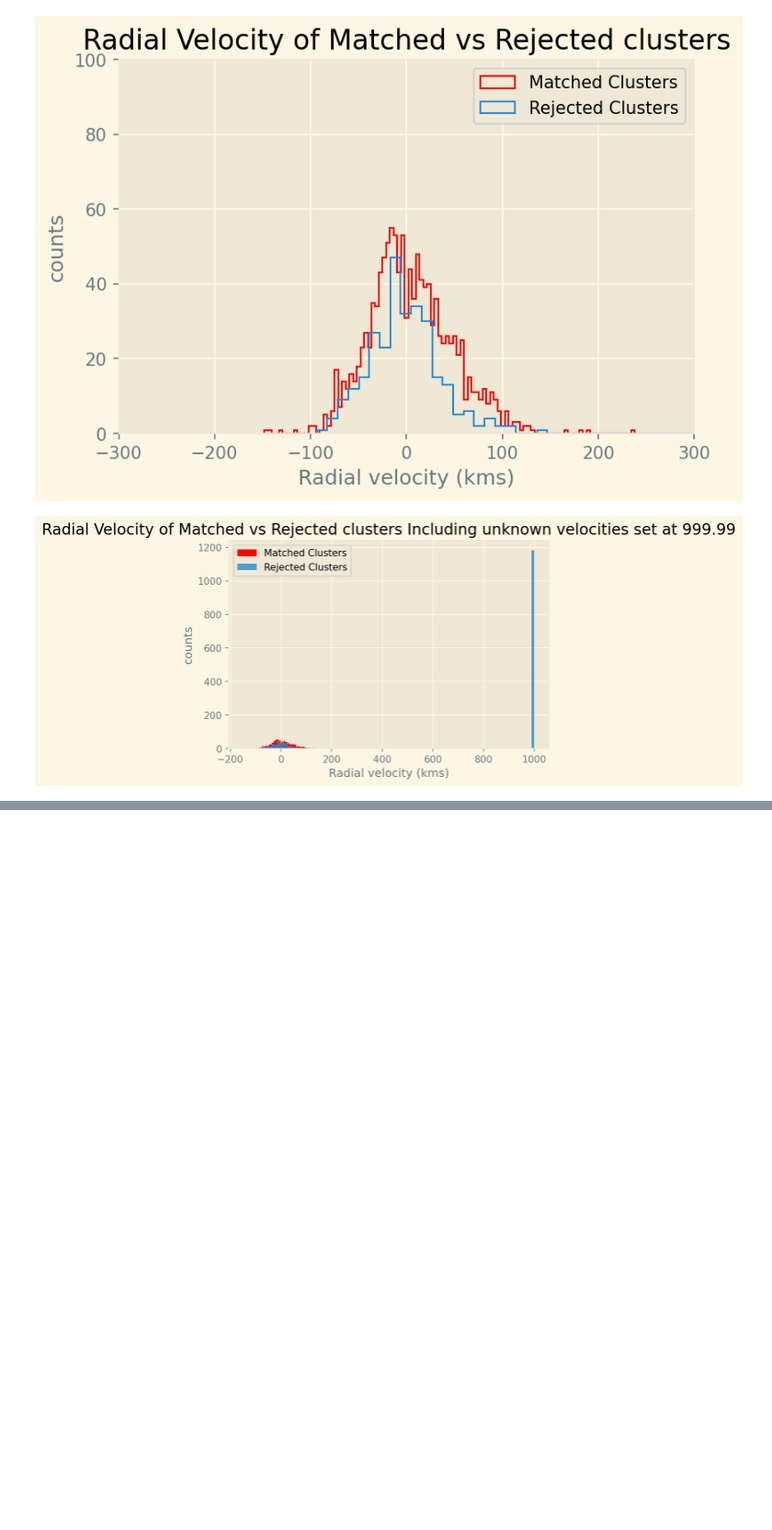
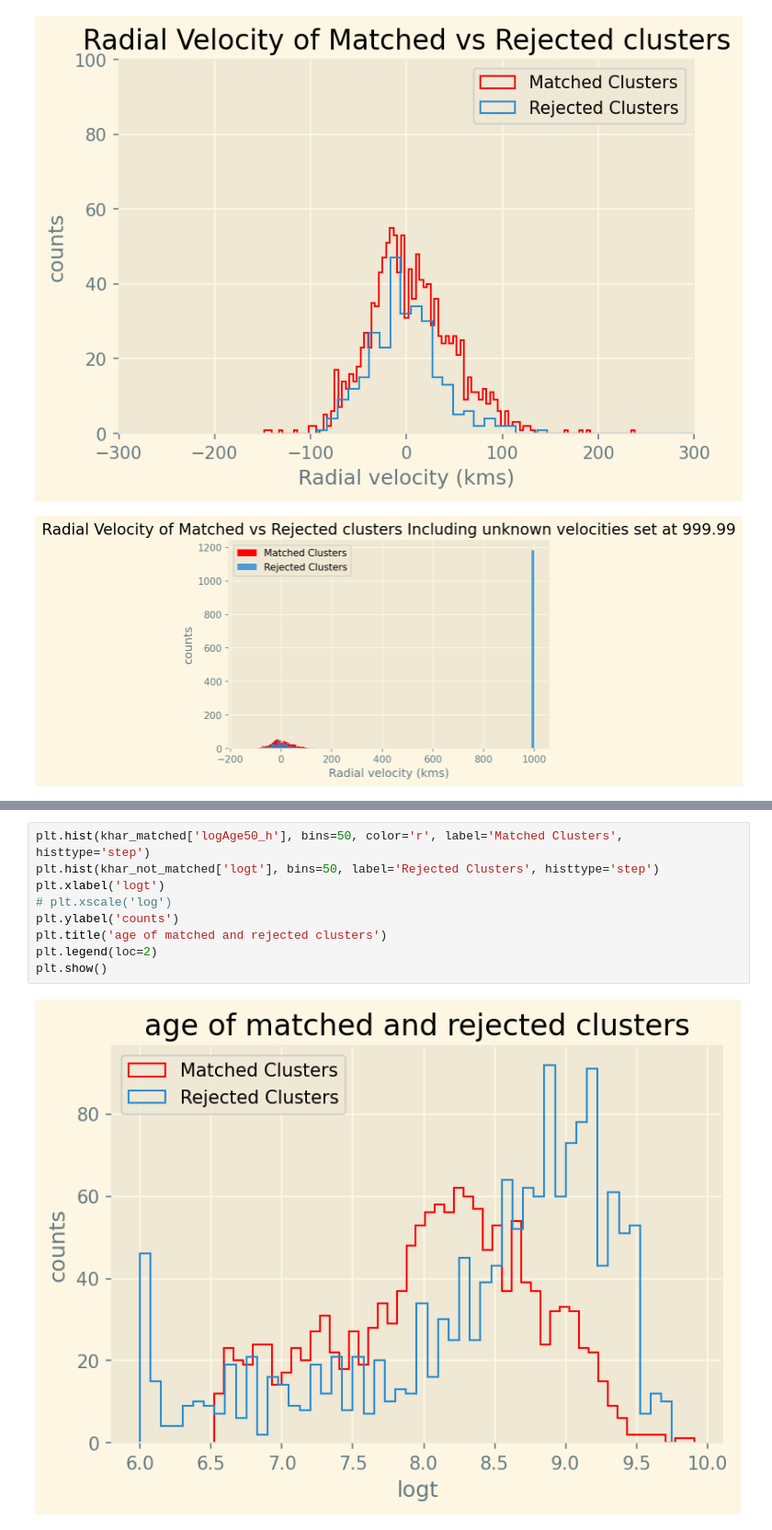
Before and after one commit to jpbatleidenuniv/BRP, a Jupyter notebook: Notebooks/MainNotebook.ipynb, the cells around one changed output, grey strips where cells are left out. Shown at 92% size. Drawn from its saved outputs; the diff is of its cells as text; blank space fills up the shorter version.

```diff
--- a/Notebooks/MainNotebook.ipynb
+++ b/Notebooks/MainNotebook.ipynb
@@ -215,0 +226,11 @@ plt.show()
+# %%
+plt.hist(khar_matched['logAge50_h'], bins=50, color='r', label='Matched Clusters', histtype='step')
+plt.hist(khar_not_matched['logt'], bins=50, label='Rejected Clusters', histtype='step')
+plt.xlabel('logt')
+# plt.xscale('log')
+plt.ylabel('counts')
+plt.title('age of matched and rejected clusters')
+plt.legend(loc=2)
+plt.show()
+# %% [output]
+[figure, added]
```
Also changed, not shown: parts of 5 cells of this notebook.
